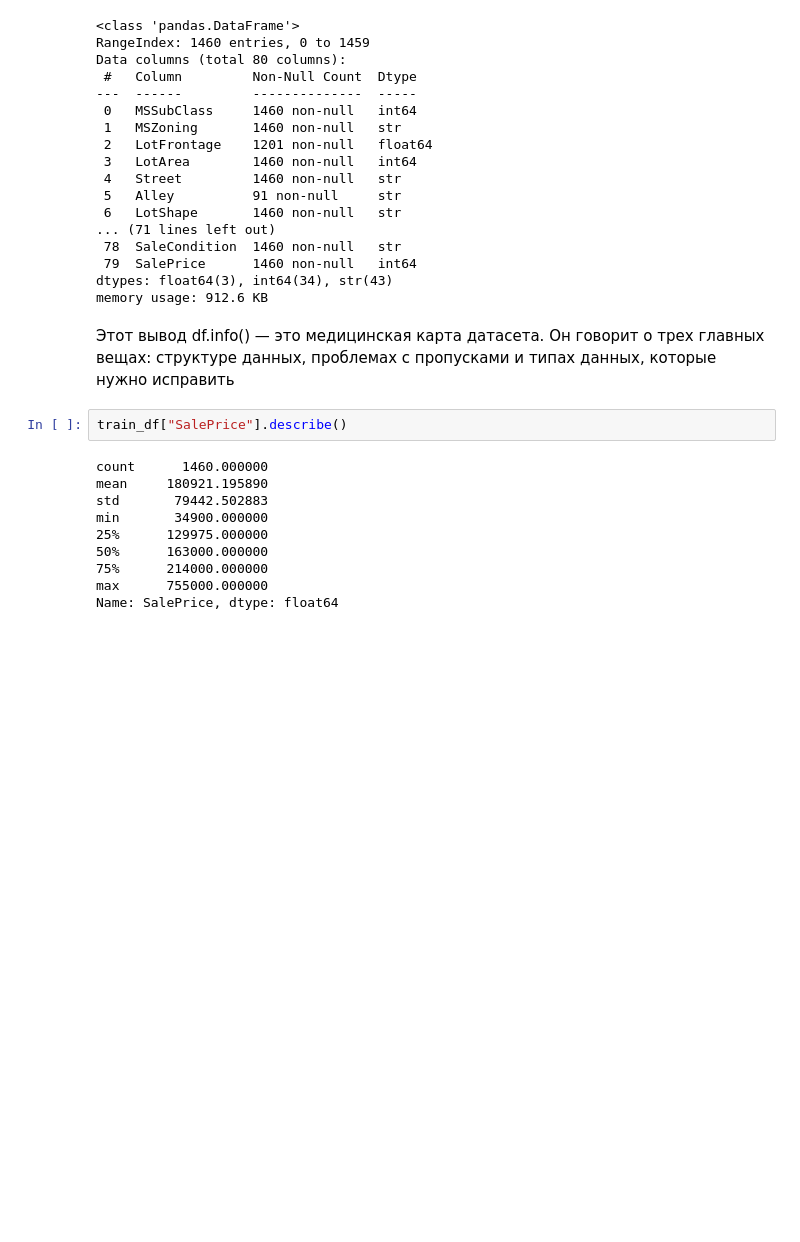
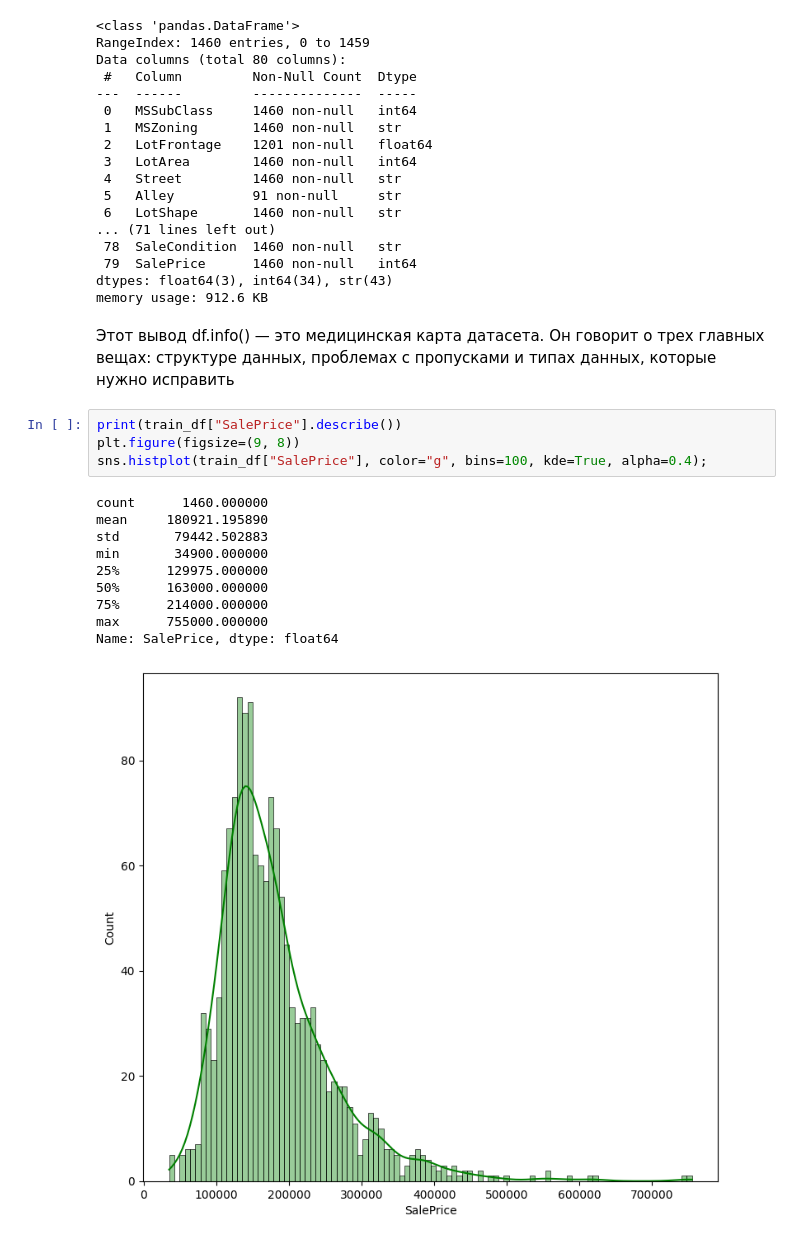
Before and after one commit to Shamil65/Machine-learning-start, a Jupyter notebook: Решение проблем kaggle/Linear Regression/House Prices/House Prices.ipynb, the cells around one changed output. Cells and saved outputs as stored; diff of their text form; blank space fills up the shorter version.

```diff
--- a/Решение проблем kaggle/Linear Regression/House Prices/House Prices.ipynb
+++ b/Решение проблем kaggle/Linear Regression/House Prices/House Prices.ipynb
@@ -201,14 +202,17 @@ memory usage: 912.6 KB
 # %% [markdown]
 Этот вывод df.info() — это медицинская карта датасета. Он говорит о трех главных вещах: структуре данных, проблемах с пропусками и типах данных, которые нужно исправить
 # %%
-train_df["SalePrice"].describe()
+print(train_df["SalePrice"].describe())
+plt.figure(figsize=(9, 8))
+sns.histplot(train_df["SalePrice"], color="g", bins=100, kde=True, alpha=0.4);
 # %% [output]
 count      1460.000000
 mean     180921.195890
 std       79442.502883
 min       34900.000000
 25%      129975.000000
 50%      163000.000000
 75%      214000.000000
 max      755000.000000
 Name: SalePrice, dtype: float64
+[figure, added]
```
Also changed, not shown: parts of 5 cells of this notebook.
